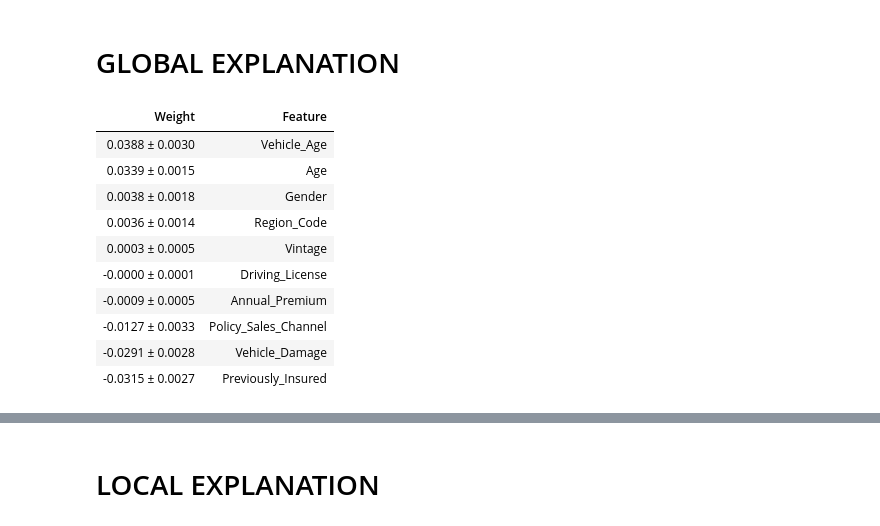
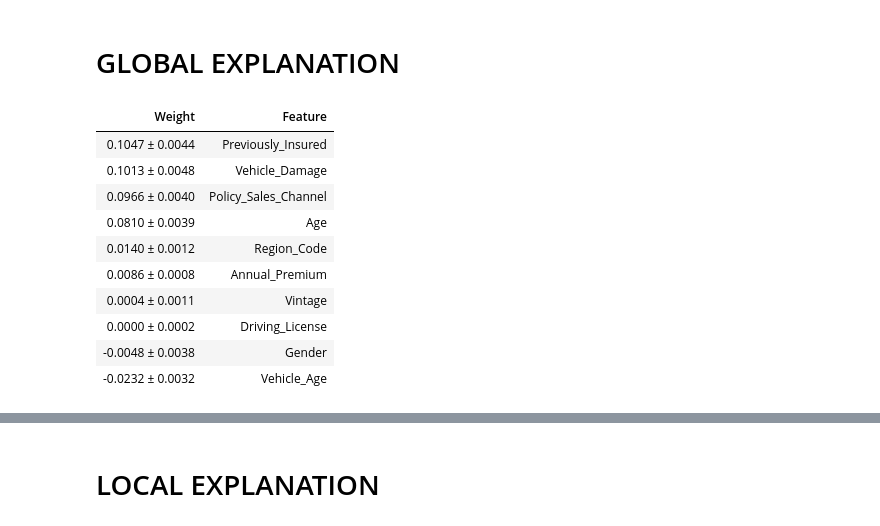
Before and after one commit to Silvano315/Health-Insurance-Prediction, a Jupyter notebook: ELI5_explainability.ipynb, the cells around one changed output, grey strips where cells are left out. Cells and saved outputs as stored; diff of their text form; code cells hidden in the pictures.

```diff
--- a/ELI5_explainability.ipynb
+++ b/ELI5_explainability.ipynb
@@ -39,23 +39,23 @@ xgb_model_with_ADASYN = joblib.load('Models/Models_with_ADASYN/XGBoost_with_ADAS
 # %%
 # Initialize and fit Permutation Importance object
 
-perm = PermutationImportance(xgb_model_with_ADASYN, random_state=42)
+perm = PermutationImportance(xgb_model_with_ADASYN, scoring="balanced_accuracy", random_state=42)
 
 perm.fit(X_test, y_test)
 
 eli5.show_weights(perm, feature_names = X_test.columns.tolist())
 # %% [output]
 | Weight | Feature |
-| 0.0388 ± 0.0030 | Vehicle_Age |
-| 0.0339 ± 0.0015 | Age |
-| 0.0038 ± 0.0018 | Gender |
-| 0.0036 ± 0.0014 | Region_Code |
-| 0.0003 ± 0.0005 | Vintage |
-| -0.0000 ± 0.0001 | Driving_License |
-| -0.0009 ± 0.0005 | Annual_Premium |
-| -0.0127 ± 0.0033 | Policy_Sales_Channel |
-| -0.0291 ± 0.0028 | Vehicle_Damage |
-| -0.0315 ± 0.0027 | Previously_Insured |
+| 0.1047 ± 0.0044 | Previously_Insured |
+| 0.1013 ± 0.0048 | Vehicle_Damage |
+| 0.0966 ± 0.0040 | Policy_Sales_Channel |
+| 0.0810 ± 0.0039 | Age |
+| 0.0140 ± 0.0012 | Region_Code |
+| 0.0086 ± 0.0008 | Annual_Premium |
+| 0.0004 ± 0.0011 | Vintage |
+| 0.0000 ± 0.0002 | Driving_License |
+| -0.0048 ± 0.0038 | Gender |
+| -0.0232 ± 0.0032 | Vehicle_Age |
 # %%
 # Plot global feature importance
 
```
Also changed, not shown: parts of 1 cell of this notebook.
